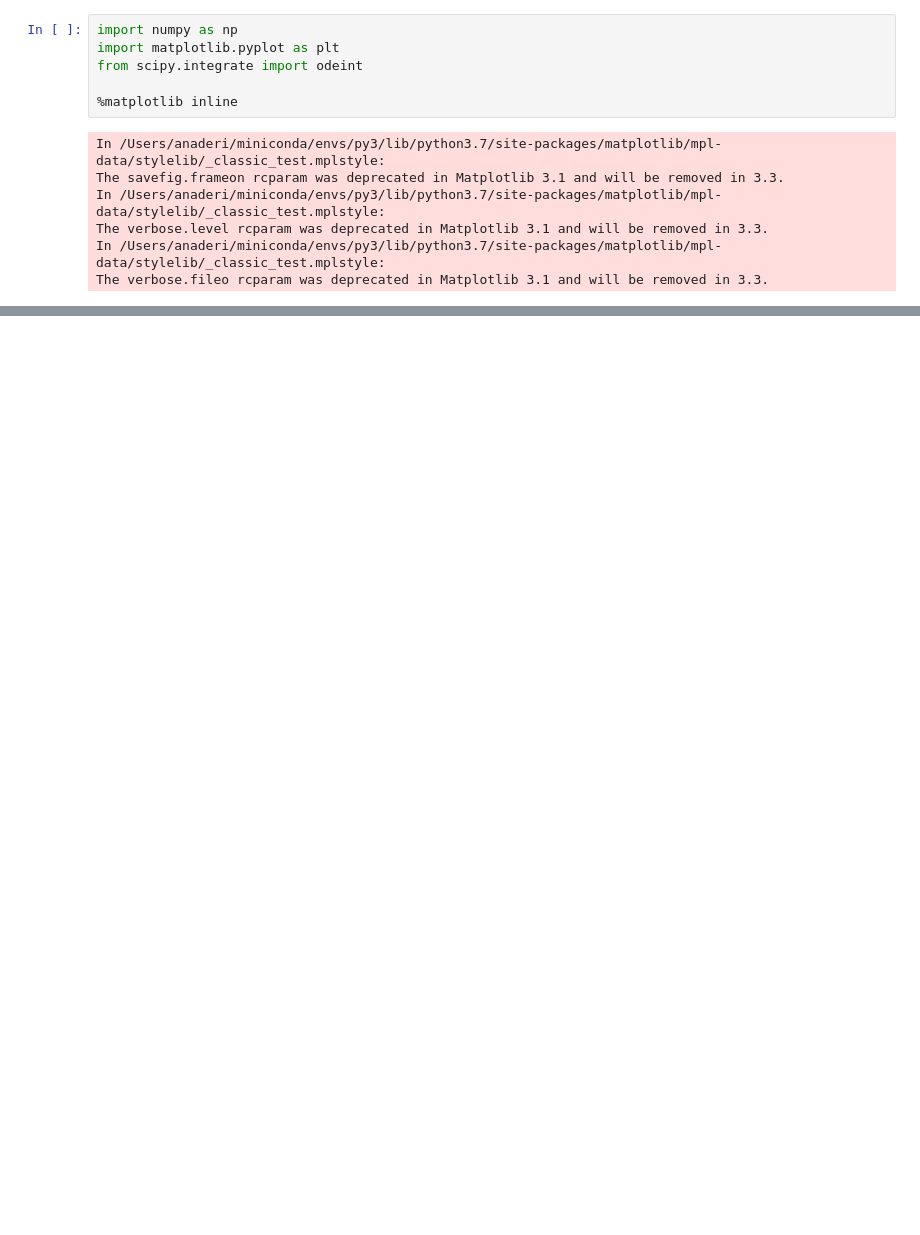
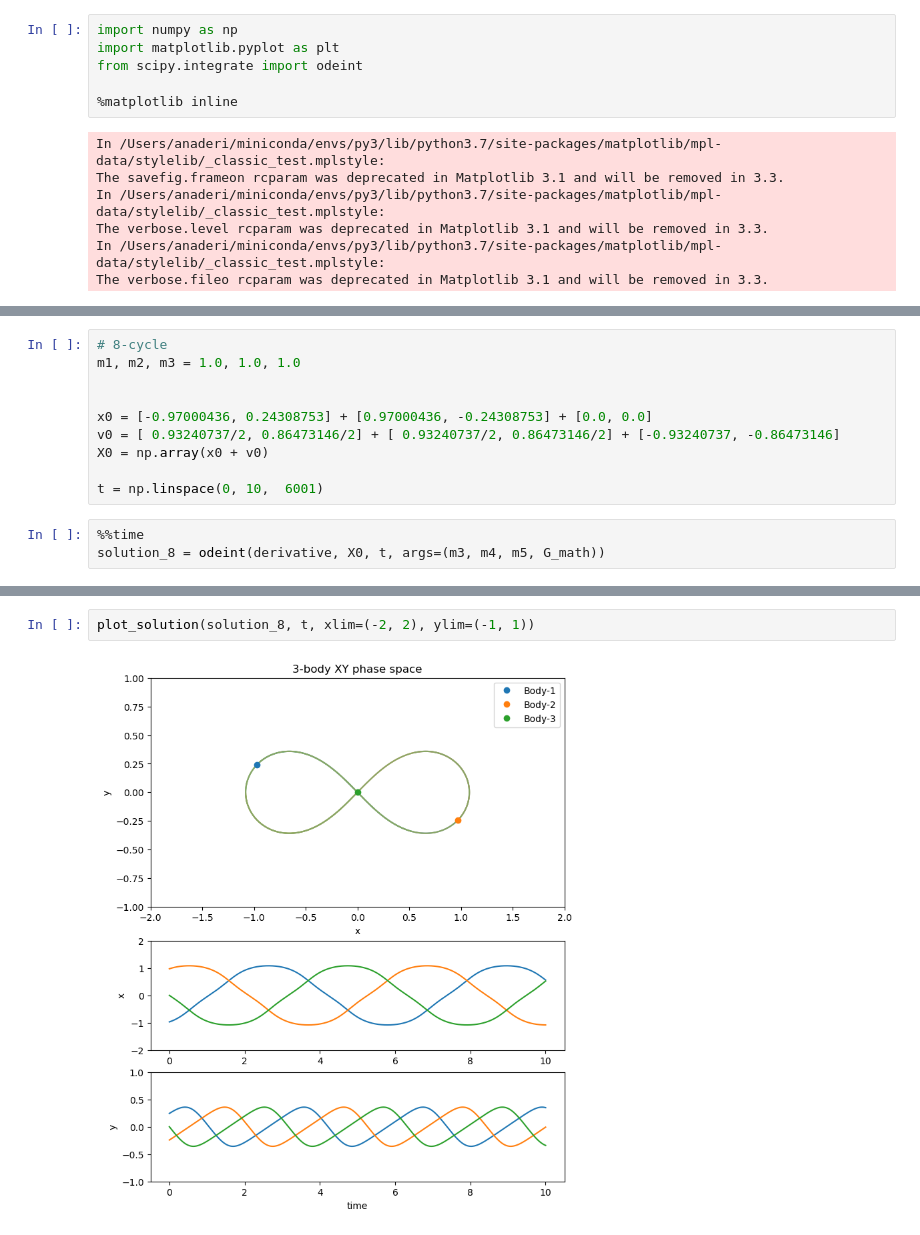
Before and after one commit to lutik-inc/notebooks, a Jupyter notebook: module_1/notebook_3.ipynb, the cells around one changed output, grey strips where cells are left out. Drawn from its saved outputs; the diff is of its cells as text; blank space fills up the shorter version.

```diff
--- a/module_1/notebook_3.ipynb
+++ b/module_1/notebook_3.ipynb
@@ -80,0 +165,13 @@ Try comparing the trajectories from the following initial conditions
+# %%
+# 8-cycle
+m1, m2, m3 = 1.0, 1.0, 1.0
+
+
+x0 = [-0.97000436, 0.24308753] + [0.97000436, -0.24308753] + [0.0, 0.0]
+v0 = [ 0.93240737/2, 0.86473146/2] + [ 0.93240737/2, 0.86473146/2] + [-0.93240737, -0.86473146]
+X0 = np.array(x0 + v0)
+
+t = np.linspace(0, 10,  6001)
+# %%
+%%time
+solution_8 = odeint(derivative, X0, t, args=(m3, m4, m5, G_math))
@@ -80,0 +181,4 @@ Try comparing the trajectories from the following initial conditions
+# %%
+plot_solution(solution_8, t, xlim=(-2, 2), ylim=(-1, 1))
+# %% [output]
+[figure, added]
```
Also changed, not shown: parts of 36 cells of this notebook.
